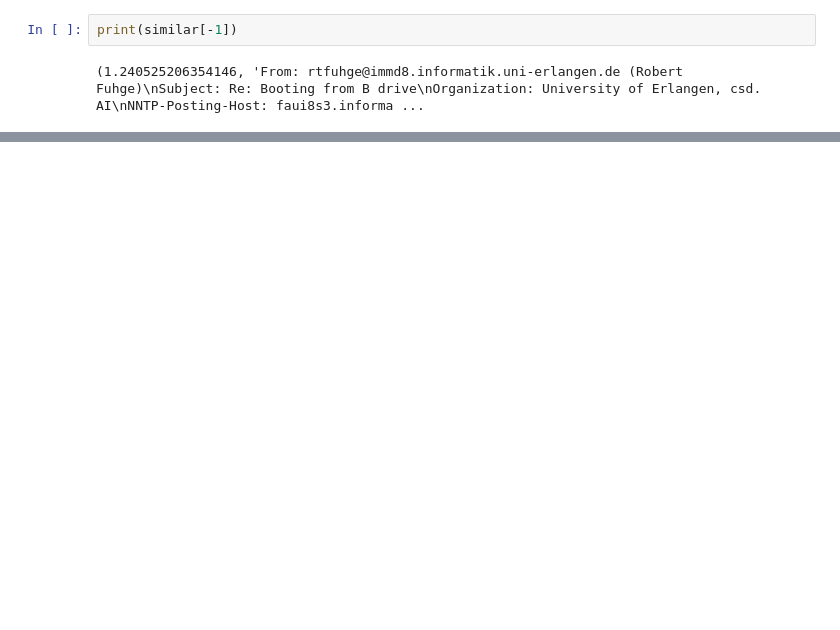
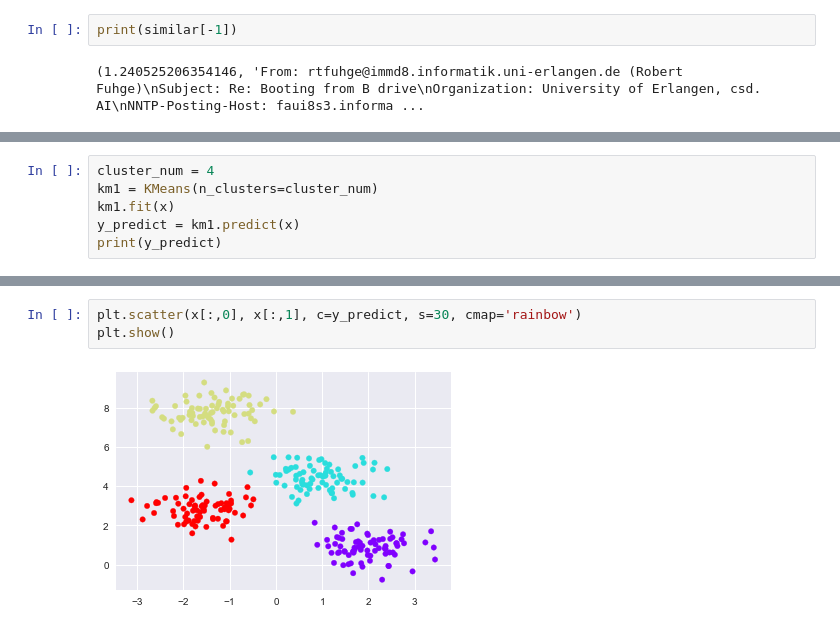
Before and after one commit to GalileoSama/MachineLearning, a Jupyter notebook: building machine learning systems with python/k-means.ipynb, the cells around one changed output, grey strips where cells are left out. Drawn from its saved outputs; the diff is of its cells as text; blank space fills up the shorter version.

```diff
--- a/building machine learning systems with python/k-means.ipynb
+++ b/building machine learning systems with python/k-means.ipynb
@@ -190,0 +230,6 @@ print(similar[-1])
+# %%
+cluster_num = 4
+km1 = KMeans(n_clusters=cluster_num)
+km1.fit(x)
+y_predict = km1.predict(x)
+print(y_predict)
@@ -190,0 +246,5 @@ print(similar[-1])
+# %%
+plt.scatter(x[:,0], x[:,1], c=y_predict, s=30, cmap='rainbow')
+plt.show()
+# %% [output]
+[figure, added]
```
Also changed, not shown: parts of 9 cells of this notebook, 1 other file.
